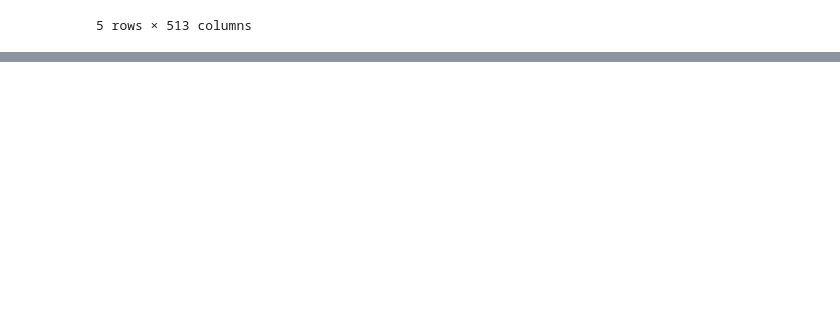
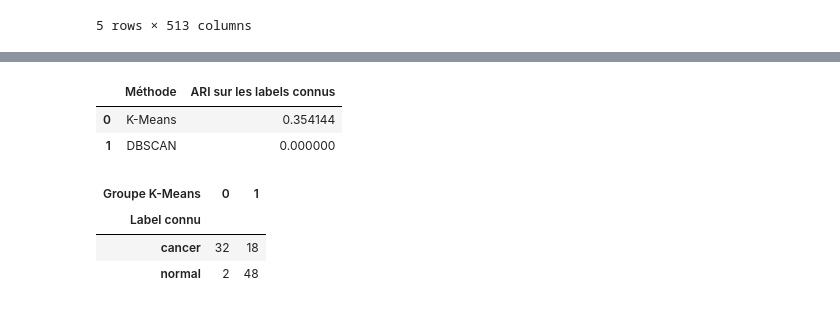
Before and after one commit to Lockeff/Labellisez-et-appliquez-des-approches-semi-supervis-es-en-traitement-d-images, a Jupyter notebook: 01_exploration_dataset.ipynb, the cells around one changed output, grey strips where cells are left out. Drawn from its saved outputs; the diff is of its cells as text; code cells hidden in the pictures; blank space fills up the shorter version.

```diff
--- a/01_exploration_dataset.ipynb
+++ b/01_exploration_dataset.ipynb
@@ -495,0 +554,10 @@ Nombre de colonnes : 513
+# %%
+dbscan = DBSCAN(eps=2.0, min_samples=5)
+groupes_dbscan = dbscan.fit_predict(X_pca)
+
+nombre_groupes_dbscan = len(set(groupes_dbscan) - {-1})
+nombre_hors_groupe = int((groupes_dbscan == -1).sum())
+
+print("Nombre de groupes DBSCAN :", nombre_groupes_dbscan)
+print("Images hors groupe (-1) :", nombre_hors_groupe)
+display(pd.Series(groupes_dbscan).value_counts().sort_index().to_frame("Nombre d'images"))
@@ -495,0 +616,27 @@ Nombre de colonnes : 513
+# %%
+labels_reference = donnees_fortes["label_fort"]
+selection_forte = masque_fort.to_numpy()
+
+ari_kmeans = adjusted_rand_score(labels_reference, groupes_kmeans[selection_forte])
+ari_dbscan = adjusted_rand_score(labels_reference, groupes_dbscan[selection_forte])
+
+scores_ari = pd.DataFrame({
+    "Méthode": ["K-Means", "DBSCAN"],
+    "ARI sur les labels connus": [ari_kmeans, ari_dbscan],
+})
+display(scores_ari)
+
+display(pd.crosstab(
+    labels_reference,
+    groupes_kmeans[selection_forte],
+    rownames=["Label connu"],
+    colnames=["Groupe K-Means"],
+))
+# %% [output]
+|  | Méthode | ARI sur les labels connus |
+| 0 | K-Means | 0.354144 |
+| 1 | DBSCAN | 0.000000 |
+| Groupe K-Means | 0 | 1 |
+| Label connu |  |  |
+| cancer | 32 | 18 |
+| normal | 2 | 48 |
```
Also changed, not shown: parts of 25 cells of this notebook, 1 other file.
